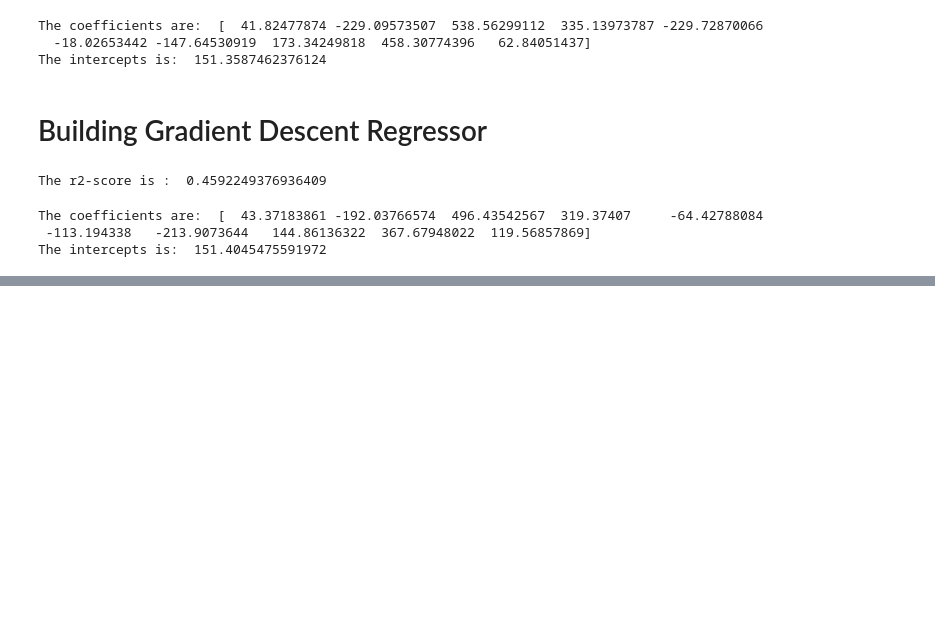
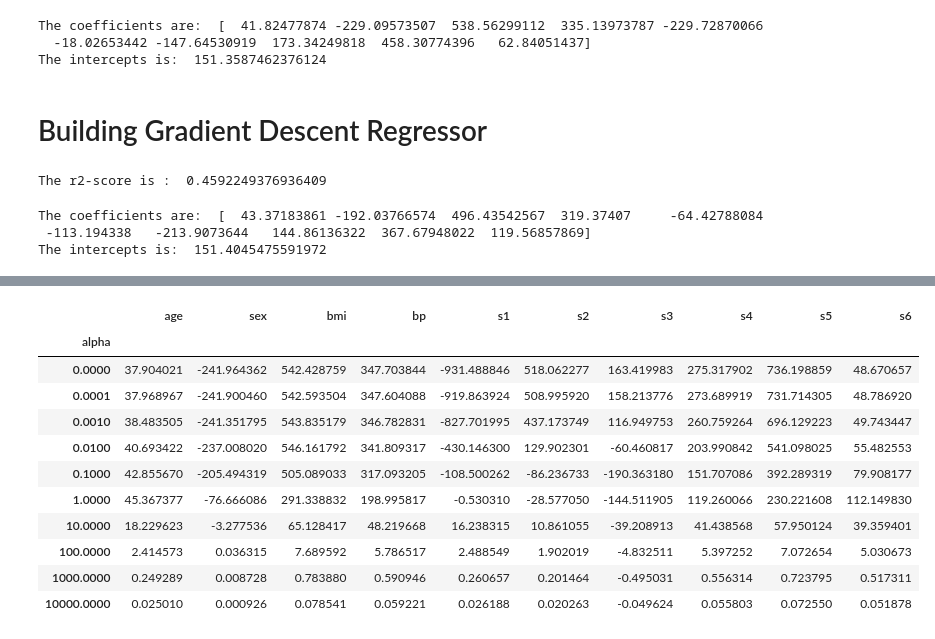
Before and after one commit to QuratulAin20/Machine-Learning, a Jupyter notebook: Ridge_Regression.ipynb, the cells around one changed output, grey strips where cells are left out. Saved outputs shown, nothing was run; the diff lists cells and outputs as text; code cells hidden in the pictures; blank space fills up the shorter version.

```diff
--- a/Ridge_Regression.ipynb
+++ b/Ridge_Regression.ipynb
@@ -243,0 +304,2 @@ The intercepts is:  151.4045475591972
+# %%
+input_array = np.array(coefs)
@@ -243,0 +308,17 @@ The intercepts is:  151.4045475591972
+# %%
+coef_df = pd.DataFrame(input_array,columns=data.feature_names)
+coef_df['alpha'] = alphas
+coef_df.set_index('alpha')
+# %% [output]
+|  | age | sex | bmi | bp | s1 | s2 | s3 | s4 | s5 | s6 |
+| alpha |  |  |  |  |  |  |  |  |  |  |
+| 0.0000 | 37.904021 | -241.964362 | 542.428759 | 347.703844 | -931.488846 | 518.062277 | 163.419983 | 275.317902 | 736.198859 | 48.670657 |
+| 0.0001 | 37.968967 | -241.900460 | 542.593504 | 347.604088 | -919.863924 | 508.995920 | 158.213776 | 273.689919 | 731.714305 | 48.786920 |
+| 0.0010 | 38.483505 | -241.351795 | 543.835179 | 346.782831 | -827.701995 | 437.173749 | 116.949753 | 260.759264 | 696.129223 | 49.743447 |
+| 0.0100 | 40.693422 | -237.008020 | 546.161792 | 341.809317 | -430.146300 | 129.902301 | -60.460817 | 203.990842 | 541.098025 | 55.482553 |
+| 0.1000 | 42.855670 | -205.494319 | 505.089033 | 317.093205 | -108.500262 | -86.236733 | -190.363180 | 151.707086 | 392.289319 | 79.908177 |
+| 1.0000 | 45.367377 | -76.666086 | 291.338832 | 198.995817 | -0.530310 | -28.577050 | -144.511905 | 119.260066 | 230.221608 | 112.149830 |
+| 10.0000 | 18.229623 | -3.277536 | 65.128417 | 48.219668 | 16.238315 | 10.861055 | -39.208913 | 41.438568 | 57.950124 | 39.359401 |
+| 100.0000 | 2.414573 | 0.036315 | 7.689592 | 5.786517 | 2.488549 | 1.902019 | -4.832511 | 5.397252 | 7.072654 | 5.030673 |
+| 1000.0000 | 0.249289 | 0.008728 | 0.783880 | 0.590946 | 0.260657 | 0.201464 | -0.495031 | 0.556314 | 0.723795 | 0.517311 |
+| 10000.0000 | 0.025010 | 0.000926 | 0.078541 | 0.059221 | 0.026188 | 0.020263 | -0.049624 | 0.055803 | 0.072550 | 0.051878 |
```
Also changed, not shown: parts of 16 cells of this notebook.
